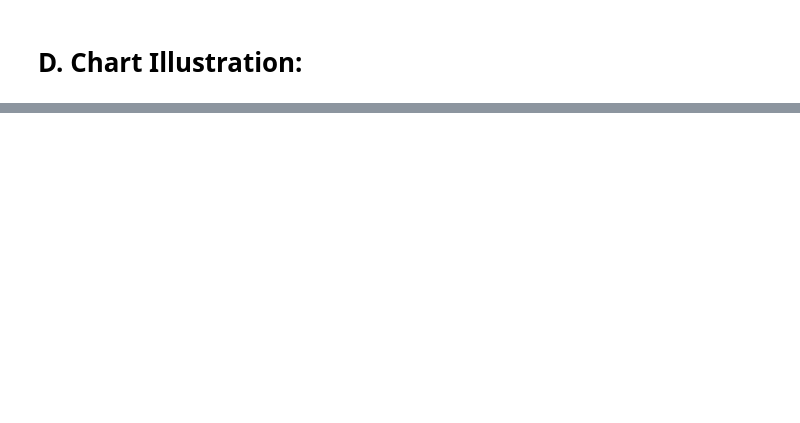
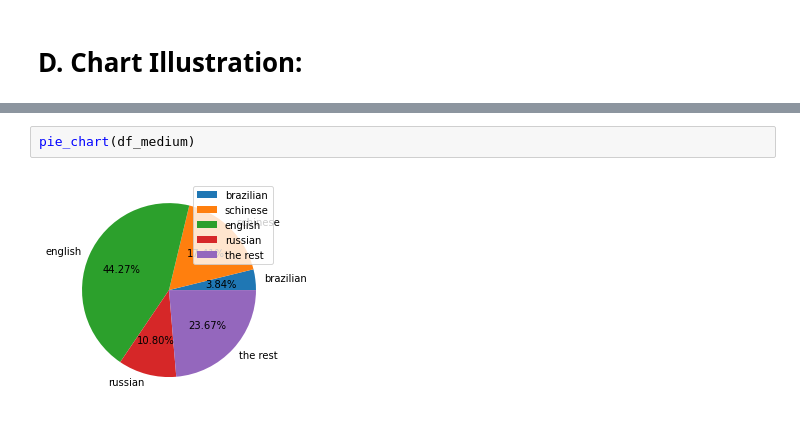
Before and after one commit to MikeJoester/Final-Project-Intro2CS, a Jupyter notebook: Final_Project.ipynb, the cells around one changed output, grey strips where cells are left out. Drawn from its saved outputs; the diff is of its cells as text; blank space fills up the shorter version.

```diff
--- a/Final_Project.ipynb
+++ b/Final_Project.ipynb
@@ -301,0 +323,4 @@ Time to exec gamer_list function is 6.39504 sec.
+# %%
+pie_chart(df_medium)
+# %% [output]
+[figure, added]
```
Also changed, not shown: parts of 22 cells of this notebook.
